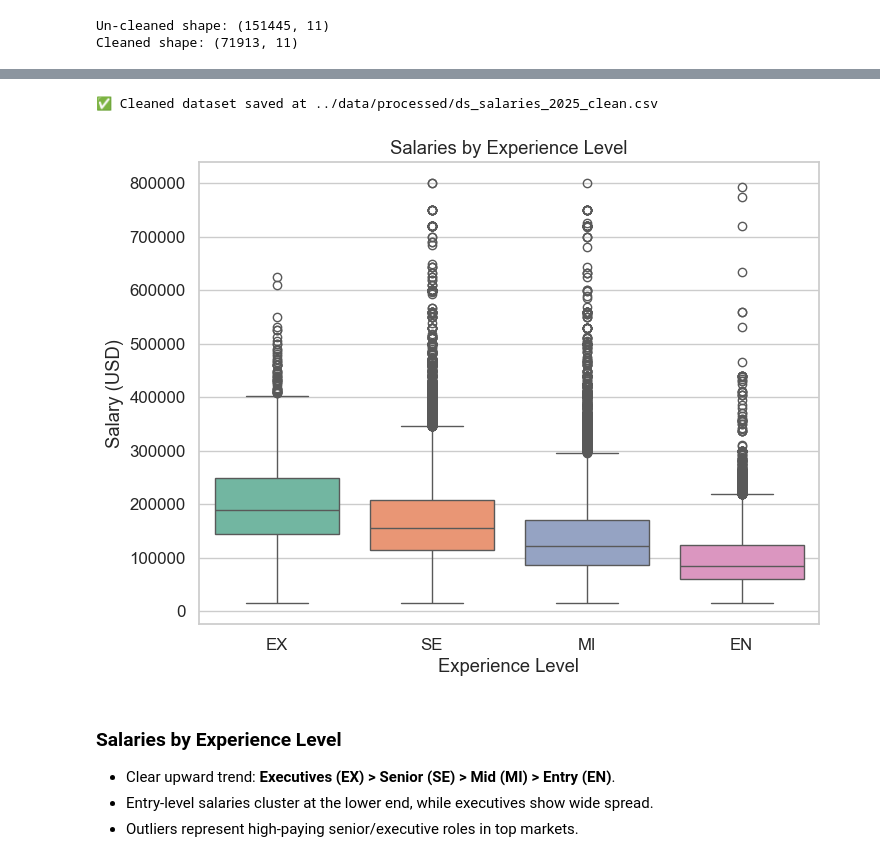
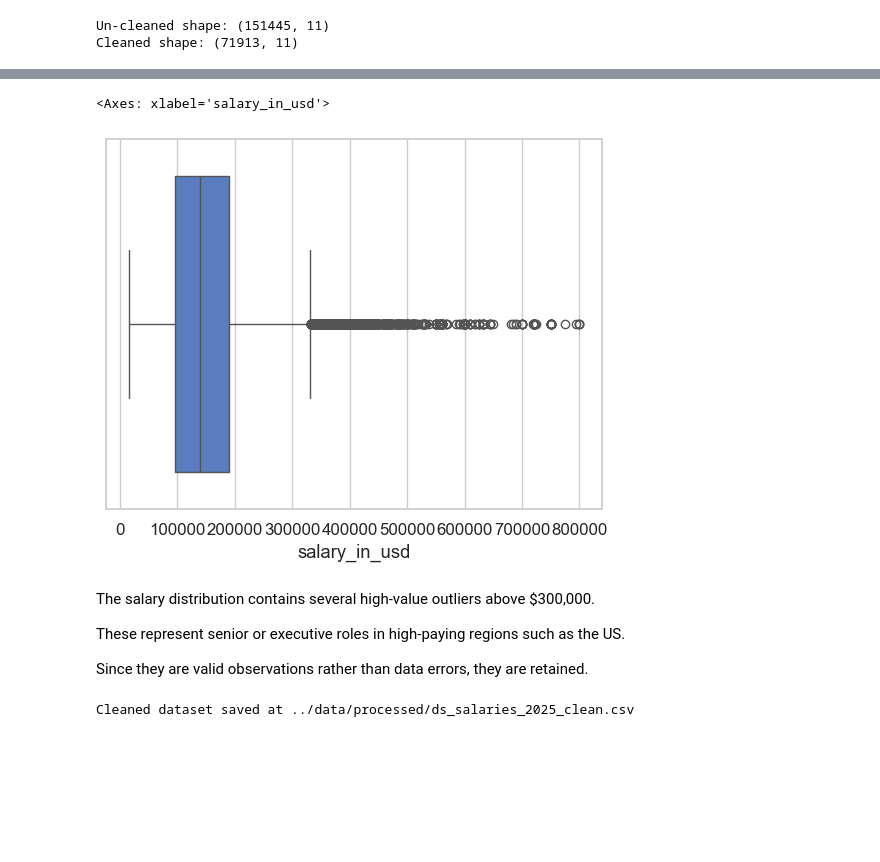
Before and after one commit to DhruvMangal007/ds-salary-trends-analysis, a Jupyter notebook: notebooks/01_data_cleaning.ipynb, the cells around one changed output, grey strips where cells are left out. Cells and saved outputs as stored; diff of their text form; code cells hidden in the pictures; blank space fills up the shorter version.

```diff
--- a/notebooks/01_data_cleaning.ipynb
+++ b/notebooks/01_data_cleaning.ipynb
@@ -139,0 +110,26 @@ if 'remote_ratio' in df.columns:
+# %%
+exp_map = {
+    "EN": "Entry",
+    "MI": "Mid",
+    "SE": "Senior",
+    "EX": "Executive"
+}
+df["experience_level"] = df["experience_level"].map(exp_map)
+
+size_map = {
+    "S": "Small",
+    "M": "Medium",
+    "L": "Large"
+}
+df["company_size"] = df["company_size"].map(size_map)
+
+remote_map = {0:"Onsite",50:"Hybrid",100:"Remote"}
+df["remote_ratio"] = df["remote_ratio"].map(remote_map)
+
+employment_map = {
+    "FT": "Full-time",
+    "PT": "Part-time",
+    "CT": "Contract",
+    "FL": "Freelance"
+}
+df["employment_type"] = df["employment_type"].map(employment_map)
@@ -140,3 +150,14 @@ if 'remote_ratio' in df.columns:
+# %%
+sns.boxplot(x=df["salary_in_usd"])
+# %% [output]
+<Axes: xlabel='salary_in_usd'>
+[figure, added]
+# %% [markdown]
+The salary distribution contains several high-value outliers above $300,000.
+
+These represent senior or executive roles in high-paying regions such as the US.
+
+Since they are valid observations rather than data errors, they are retained.
 # %%
 # --------------------------
 # 7. Save the cleaned dataset
@@ -151,20 +172,6 @@ os.makedirs(os.path.dirname(save_path), exist_ok=True)
 
 # Save cleaned dataset
 df.to_csv(save_path, index=False)
-print("✅ Cleaned dataset saved at", save_path)
+print("Cleaned dataset saved at", save_path)
 # %% [output]
-✅ Cleaned dataset saved at ../data/processed/ds_salaries_2025_clean.csv
+Cleaned dataset saved at ../data/processed/ds_salaries_2025_clean.csv
-# %%
-plt.figure(figsize=(8,6))
-sns.boxplot(x='experience_level', y='salary_in_usd', data=df, palette="Set2")
-plt.title("Salaries by Experience Level")
-plt.xlabel("Experience Level")
-plt.ylabel("Salary (USD)")
-plt.show()
-# %% [output]
-[figure, removed]
-# %% [markdown]
-### Salaries by Experience Level
-- Clear upward trend: **Executives (EX) > Senior (SE) > Mid (MI) > Entry (EN)**.
-- Entry-level salaries cluster at the lower end, while executives show wide spread.
-- Outliers represent high-paying senior/executive roles in top markets.
```
Also changed, not shown: parts of 25 cells of this notebook, 5 other files.
